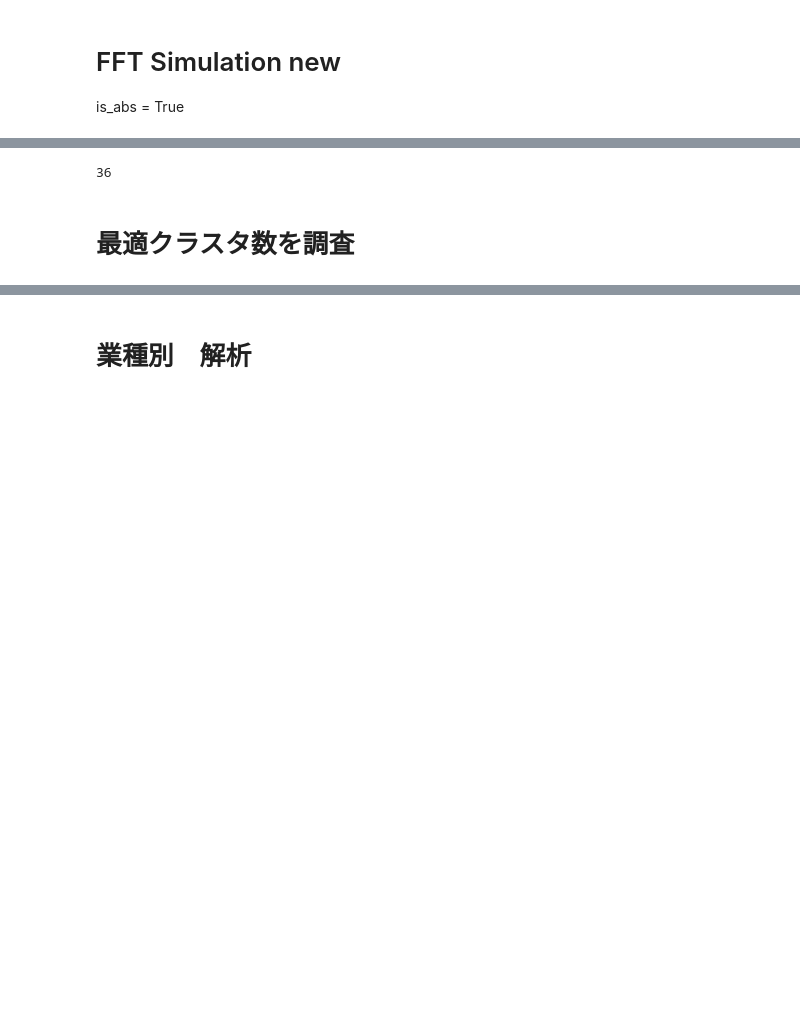
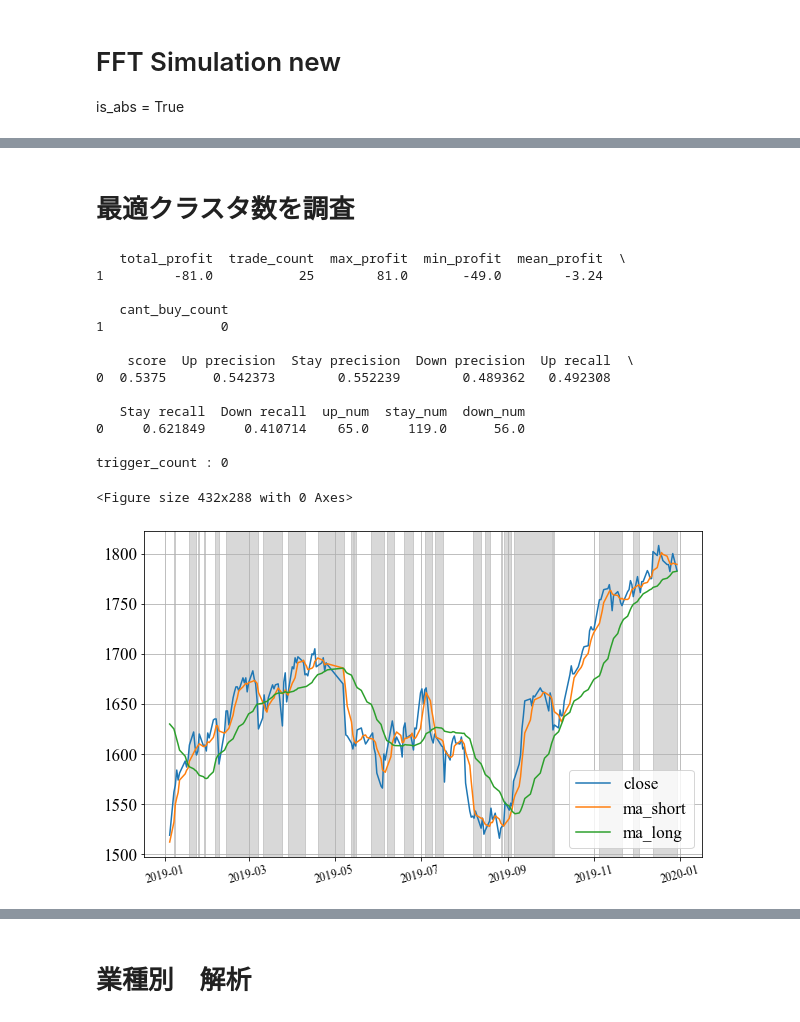
Before and after one commit to yodarjeering/New_XGB, a Jupyter notebook: ResearchFeature.ipynb, the cells around one changed output, grey strips where cells are left out. Saved outputs shown, nothing was run; the diff lists cells and outputs as text; code cells hidden in the pictures; blank space fills up the shorter version.

```diff
--- a/ResearchFeature.ipynb
+++ b/ResearchFeature.ipynb
@@ -240,11 +233,7 @@ for i in range(n_cluster):
-# %%
-lis_.count(0)
-# %% [output]
-36
 # %% [markdown]
 #  最適クラスタ数を調査
 # %%
-is_abs=False
+is_abs=True
 log_dict = {}
 cs_dict = {}
 ffs_dict = {}
@@ -252,8 +241,11 @@ ffs_dict = {}
 # lx_ = LearnXGB(num_class=3)
 # lx_.learn_xgb(path_tpx,path_daw,test_rate=0.8,param_dist=param_dist)
 random_state=0
-
-for n_cluster in range(1,21):
+save_path= '/Users/rince/Desktop/Sotsuron/code/pickles/ffs_dict_good.pickle'
+# save_pickle(save_path,ffs_)
+ffs_good = load_pickle(save_path)
+alpha = 0.33
+for n_cluster in [3]:
 
     Fstrategies = []
     Cstrategies = []
@@ -262,35 +254,51 @@ for n_cluster in range(1,21):
     lc_rb = LearnClustering(n_cluster=n_cluster,random_state=random_state)
     lc_rb.learn_clustering3(x_rb)
     lc_ng = LearnClustering(n_cluster=n_cluster,random_state=random_state)
     lc_ng.learn_clustering3(x_ng)
     lc_nb = LearnClustering(n_cluster=n_cluster,random_state=random_state)
     lc_nb.learn_clustering3(x_nb)
 
     strategy_list = ['normal','stay','reverse','stay']
 
     j=0
     for lc in [lc_ng,lc_nb,lc_rg,lc_rb]:
 
         for _,key in enumerate(lc.wave_dict):
             wave = lc.wave_dict[key]
             spe = make_spectrum(wave,is_abs=is_abs)
             strategy = strategy_list[j]
             fs  = Fstrategy(strategy,alpha,spe)
             cs = Fstrategy(strategy,alpha,wave)
             Fstrategies.append(fs)
             Cstrategies.append(cs)
         j+=1
 
 
     # cs_ = ClusterSimulation(lx_,Cstrategies)
     # cs_.simulate(path_tpx,path_daw,start_year=2019,end_year=2021,is_validate=True)
-    ffs = FFTSimulation(ffs_tmp1[18].lx,Fstrategies,is_abs=is_abs)
-    ffs.simulate(path_tpx,path_daw,start_year=2019,end_year=2021,is_validate=True)
+    ffs = FFTSimulation(ffs_good.lx,Fstrategies,is_abs=is_abs)
+    ffs.simulate(path_tpx,path_daw,start_year=2019,end_year=2019,is_validate=False)
     trade_log = ffs.trade_log
     # trade_log = cs_.trade_log
     log_dict[n_cluster] = trade_log
     # cs_dict[n_cluster] = cs_
     ffs_dict[n_cluster] = ffs
+# %% [output]
+   total_profit  trade_count  max_profit  min_profit  mean_profit  \
+1         -81.0           25        81.0       -49.0        -3.24
+
+   cant_buy_count
+1               0
+
+    score  Up precision  Stay precision  Down precision  Up recall  \
+0  0.5375      0.542373        0.552239        0.489362   0.492308
+
+   Stay recall  Down recall  up_num  stay_num  down_num
+0     0.621849     0.410714    65.0     119.0      56.0
+
+trigger_count : 0
+<Figure size 432x288 with 0 Axes>
+[figure, added]
 # %%
 for _, key in enumerate(log_dict):
     print("---------")
```
Also changed, not shown: parts of 20 cells of this notebook.
